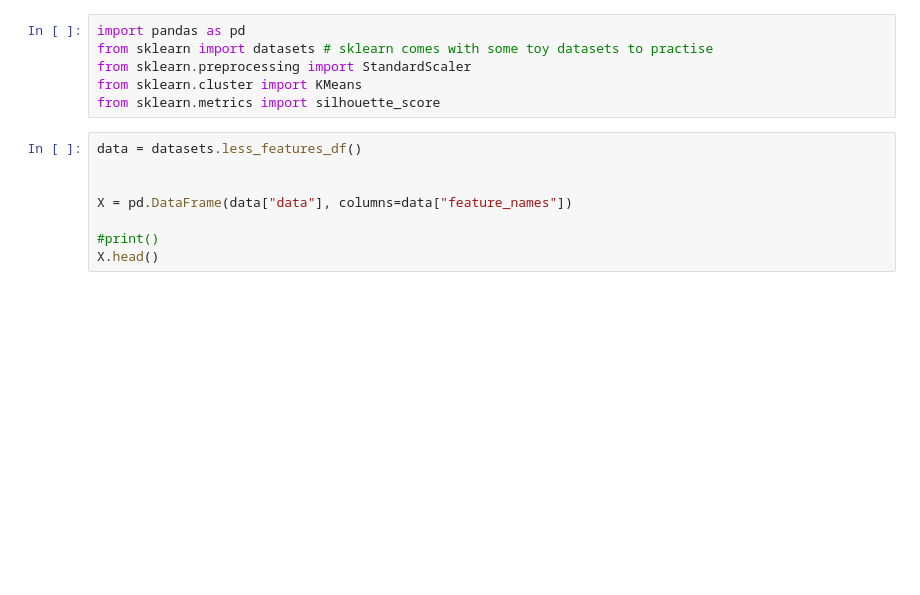
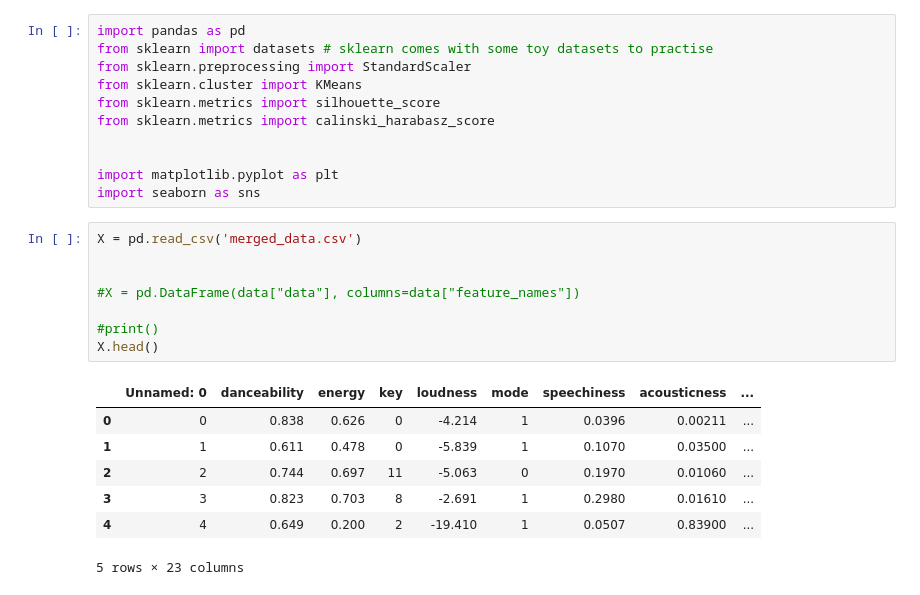
Before and after one commit to MeghaBhambri/lab-clustering-songs, a Jupyter notebook: cluster_songs.ipynb, the cells around one changed output. Saved outputs shown, nothing was run; the diff lists cells and outputs as text; blank space fills up the shorter version.

```diff
--- a/cluster_songs.ipynb
+++ b/cluster_songs.ipynb
@@ -4,14 +4,27 @@ from sklearn import datasets # sklearn comes with some toy datasets to practise
 from sklearn.preprocessing import StandardScaler
 from sklearn.cluster import KMeans
 from sklearn.metrics import silhouette_score
+from sklearn.metrics import calinski_harabasz_score
+
+
+import matplotlib.pyplot as plt
+import seaborn as sns
 # %%
-data = datasets.less_features_df()
+X = pd.read_csv('merged_data.csv')
 
 
-X = pd.DataFrame(data["data"], columns=data["feature_names"])
+#X = pd.DataFrame(data["data"], columns=data["feature_names"])
 
 #print()
 X.head()
+# %% [output]
+|  | Unnamed: 0 | danceability | energy | key | loudness | mode | speechiness | acousticness | ... |
+| 0 | 0 | 0.838 | 0.626 | 0 | -4.214 | 1 | 0.0396 | 0.00211 | ... |
+| 1 | 1 | 0.611 | 0.478 | 0 | -5.839 | 1 | 0.1070 | 0.03500 | ... |
+| 2 | 2 | 0.744 | 0.697 | 11 | -5.063 | 0 | 0.1970 | 0.01060 | ... |
+| 3 | 3 | 0.823 | 0.703 | 8 | -2.691 | 1 | 0.2980 | 0.01610 | ... |
+| 4 | 4 | 0.649 | 0.200 | 2 | -19.410 | 1 | 0.0507 | 0.83900 | ... |
+5 rows × 23 columns
 # %%
 kmeans = KMeans(n_clusters=8, random_state=1234)
 kmeans.fit(X_scaled_df)
```
Also changed, not shown: parts of 16 cells of this notebook.
